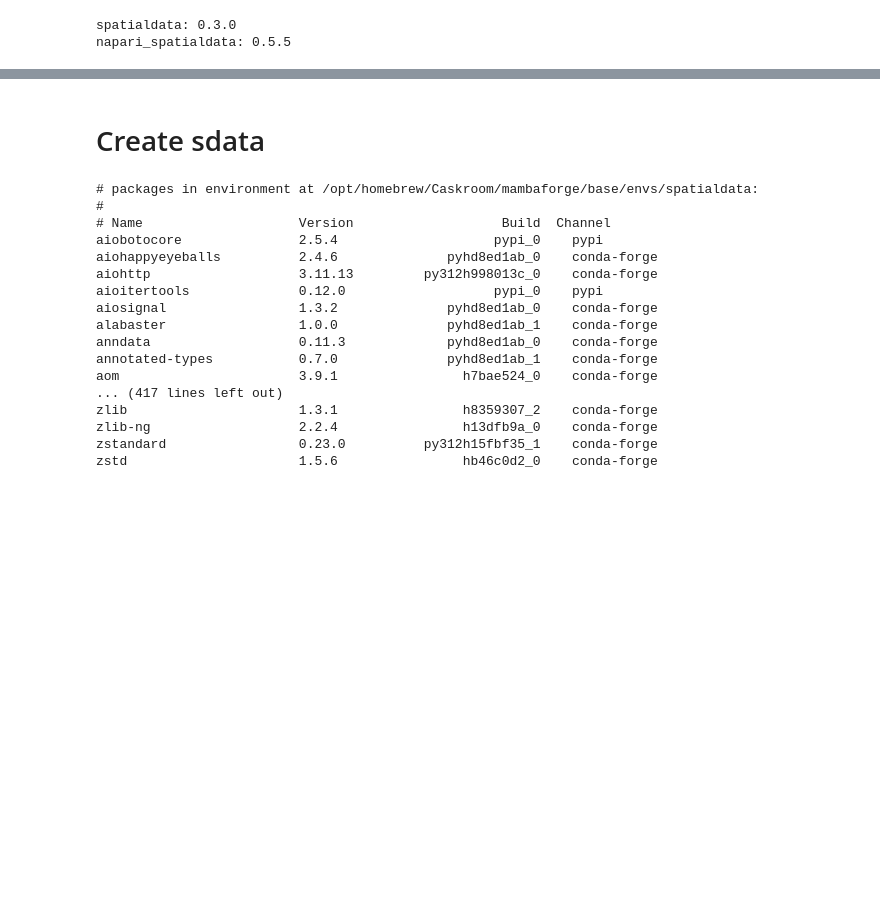
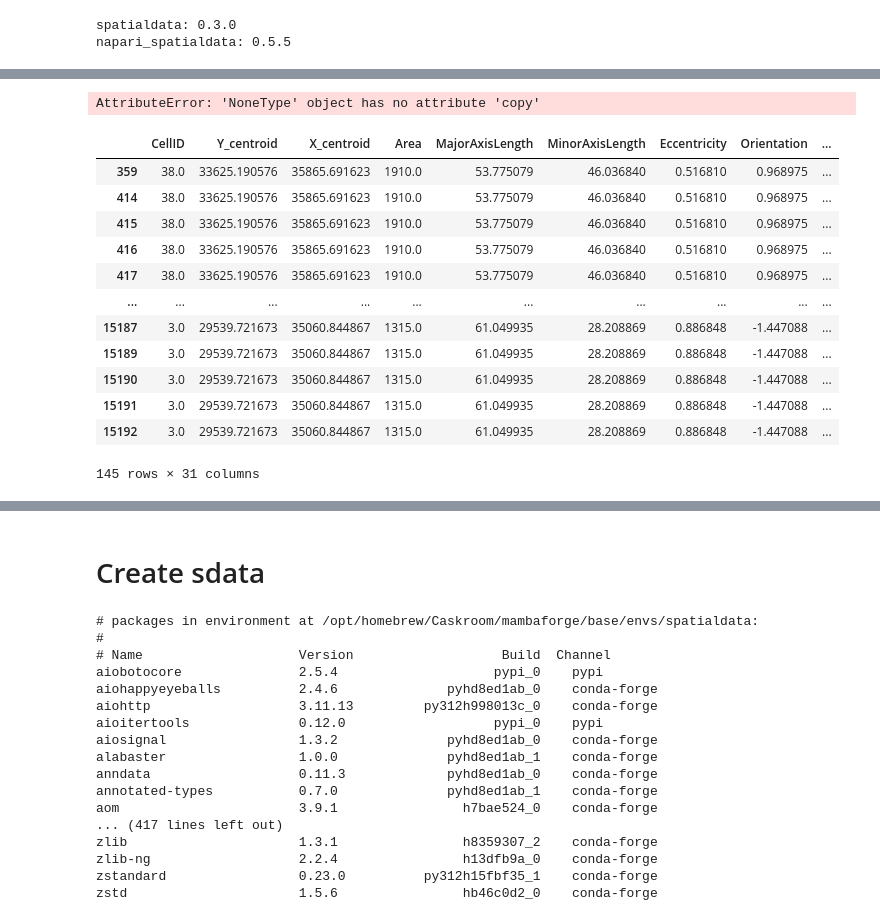
Before and after one commit to CosciaLab/openDVP, a Jupyter notebook: jupyternotebooks/SpatialData_for_figures.ipynb, the cells around one changed output, grey strips where cells are left out. Saved outputs shown, nothing was run; the diff lists cells and outputs as text; code cells hidden in the pictures; blank space fills up the shorter version.

```diff
--- a/jupyternotebooks/SpatialData_for_figures.ipynb
+++ b/jupyternotebooks/SpatialData_for_figures.ipynb
@@ -26,0 +99,17 @@ napari_spatialdata: 0.5.5
+# %%
+cropped_sdata['voronoi_RCN']
+# %% [output]
+AttributeError: 'NoneType' object has no attribute 'copy'
+|  | CellID | Y_centroid | X_centroid | Area | MajorAxisLength | MinorAxisLength | Eccentricity | Orientation | ... |
+| 359 | 38.0 | 33625.190576 | 35865.691623 | 1910.0 | 53.775079 | 46.036840 | 0.516810 | 0.968975 | ... |
+| 414 | 38.0 | 33625.190576 | 35865.691623 | 1910.0 | 53.775079 | 46.036840 | 0.516810 | 0.968975 | ... |
+| 415 | 38.0 | 33625.190576 | 35865.691623 | 1910.0 | 53.775079 | 46.036840 | 0.516810 | 0.968975 | ... |
+| 416 | 38.0 | 33625.190576 | 35865.691623 | 1910.0 | 53.775079 | 46.036840 | 0.516810 | 0.968975 | ... |
+| 417 | 38.0 | 33625.190576 | 35865.691623 | 1910.0 | 53.775079 | 46.036840 | 0.516810 | 0.968975 | ... |
+| ... | ... | ... | ... | ... | ... | ... | ... | ... | ... |
+| 15187 | 3.0 | 29539.721673 | 35060.844867 | 1315.0 | 61.049935 | 28.208869 | 0.886848 | -1.447088 | ... |
+| 15189 | 3.0 | 29539.721673 | 35060.844867 | 1315.0 | 61.049935 | 28.208869 | 0.886848 | -1.447088 | ... |
+| 15190 | 3.0 | 29539.721673 | 35060.844867 | 1315.0 | 61.049935 | 28.208869 | 0.886848 | -1.447088 | ... |
+| 15191 | 3.0 | 29539.721673 | 35060.844867 | 1315.0 | 61.049935 | 28.208869 | 0.886848 | -1.447088 | ... |
+| 15192 | 3.0 | 29539.721673 | 35060.844867 | 1315.0 | 61.049935 | 28.208869 | 0.886848 | -1.447088 | ... |
+145 rows × 31 columns
```
Also changed, not shown: parts of 44 cells of this notebook, 1 other file.
